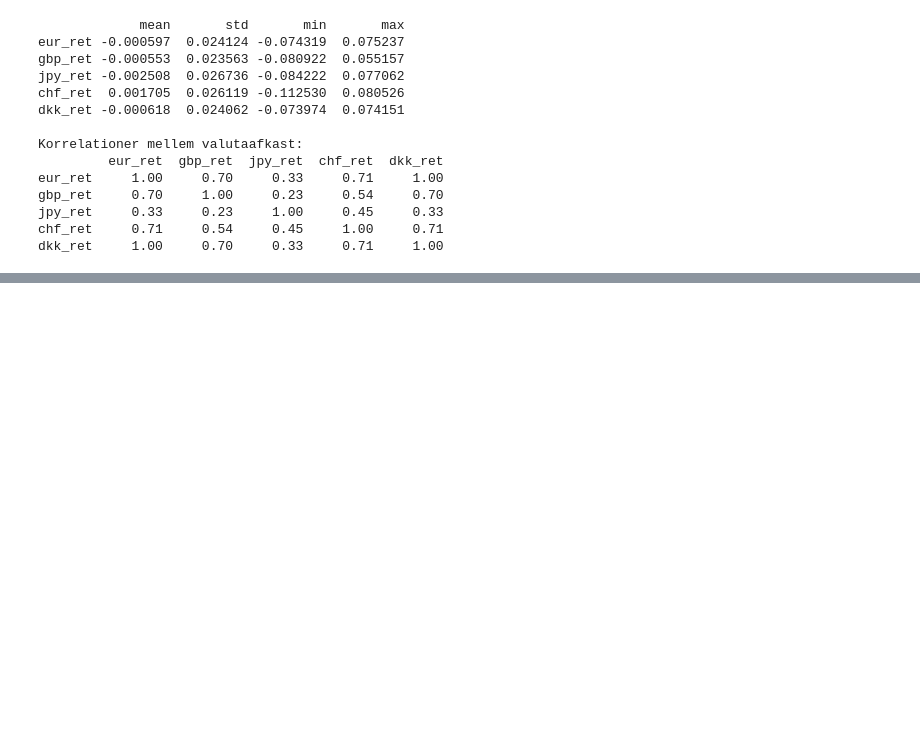
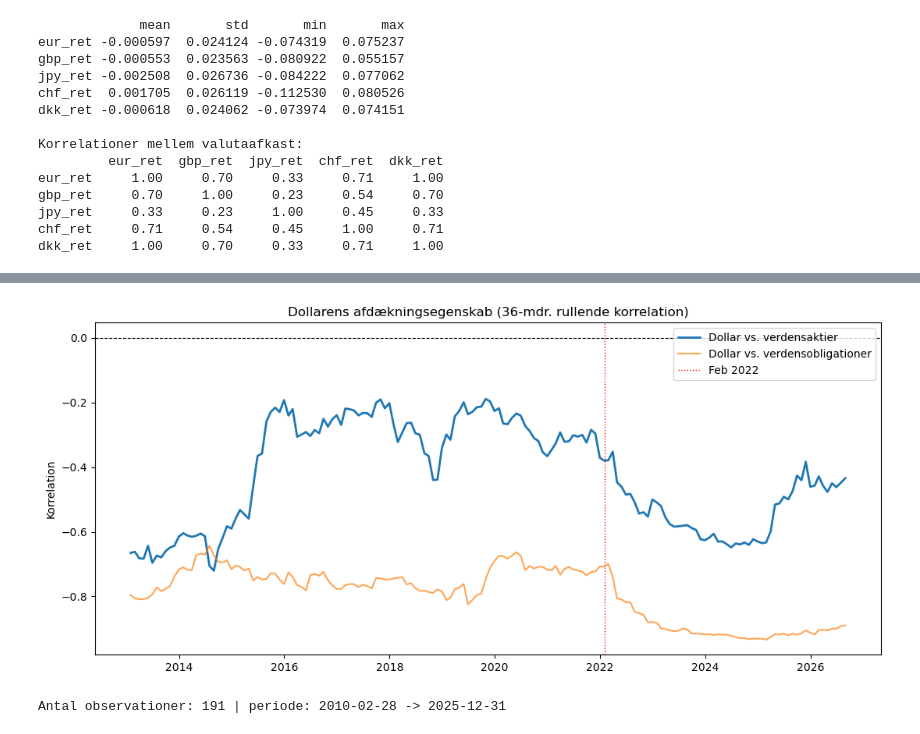
Before and after one commit to oliviarytter/Speciale, a Jupyter notebook: build_variables.ipynb, the cells around one changed output, grey strips where cells are left out. Drawn from its saved outputs; the diff is of its cells as text; code cells hidden in the pictures; blank space fills up the shorter version.

```diff
--- a/build_variables.ipynb
+++ b/build_variables.ipynb
@@ -73,0 +76,14 @@ dkk_ret     1.00     0.70     0.33     0.71     1.00
+# %%
+# 1) Dollarafkast: gennemsnit af USD mod de fire hovedvalutaer.
+#    Vores fx-afkast er "fremmed valuta mod USD", så USD's eget afkast er MINUS det.
+master["usd_ret"] = -master[["eur_ret","jpy_ret","gbp_ret","chf_ret"]].mean(axis=1)
+
+# 2) Rullende korrelation (36 mdr) mellem dollarafkast og verdensaktieafkast
+win = 36
+master["corr_usd_eq"] = master["usd_ret"].rolling(win).corr(master["eq_world_ret"])
+
+# 3) Samme mod verdensobligationer (Campbell: dollaren hedger svagt også her)
+master["corr_usd_bond"] = master["usd_ret"].rolling(win).corr(master["bond_world_ret"])
+
+print(master[["month","corr_usd_eq","corr_usd_bond"]].dropna().head(3))
+print(master[["month","corr_usd_eq","corr_usd_bond"]].dropna().tail(6))
@@ -73,0 +102,30 @@ dkk_ret     1.00     0.70     0.33     0.71     1.00
+# %%
+# PLOT: dollaren vs. verdensaktier og -obligationer
+import matplotlib.pyplot as plt
+
+fig, ax = plt.subplots(figsize=(11,5))
+d = master.dropna(subset=["corr_usd_eq"])
+ax.plot(d["month"], d["corr_usd_eq"], label="Dollar vs. verdensaktier", lw=2)
+ax.plot(d["month"], d["corr_usd_bond"], label="Dollar vs. verdensobligationer", lw=1.5, alpha=0.7)
+ax.axhline(0, color="black", lw=0.8, ls="--")
+ax.axvline(pd.Timestamp("2022-02-01"), color="red", lw=1, ls=":", label="Feb 2022")
+ax.set_title(f"Dollarens afdækningsegenskab ({win}-mdr. rullende korrelation)")
+ax.set_ylabel("Korrelation")
+ax.legend()
+plt.tight_layout()
+plt.show()
+# %% [output]
+[figure, added]
+# %%
+import statsmodels.formula.api as smf
+
+# standardisér GPR/TPU/VIX (så interaktionsled og niveauer er sammenlignelige og tolkbare)
+for v in ["GPR","TPU","VIXCLS"]:
+    master[f"{v}_z"] = (master[v] - master[v].mean()) / master[v].std()
+
+# byg analyse-datasæt: kun rækker hvor alt det nødvendige findes
+cols = ["usd_ret","eq_world_ret","GPR_z","TPU_z","VIXCLS_z","us_rf"]
+reg = master.dropna(subset=cols).copy()
+print("Antal observationer:", len(reg), "| periode:", reg["month"].min().date(), "->", reg["month"].max().date())
+# %% [output]
+Antal observationer: 191 | periode: 2010-02-28 -> 2025-12-31
```
Also changed, not shown: parts of 4 cells of this notebook.
